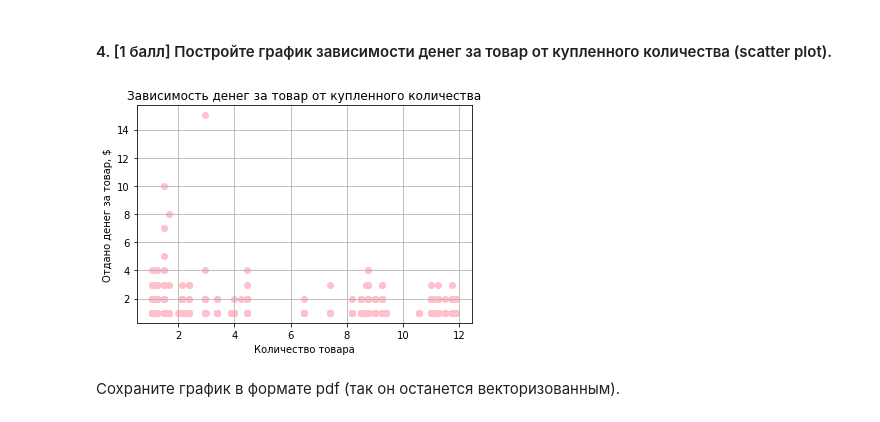
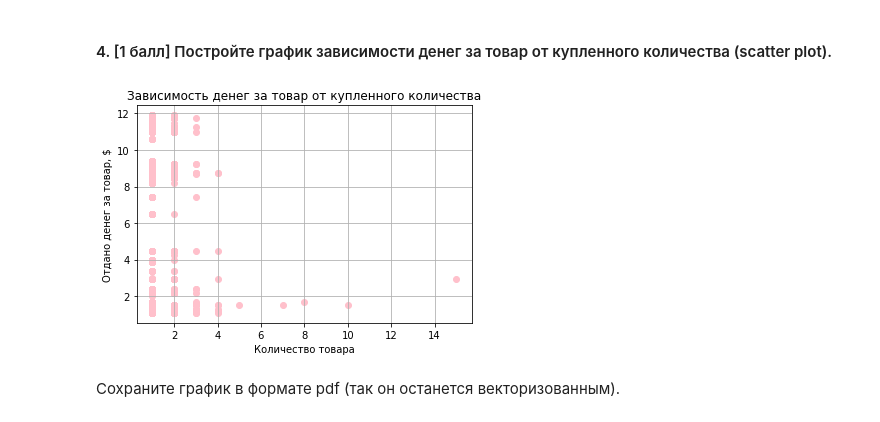
Before and after one commit to hse-mlearn/ha-01-aigguille, a Jupyter notebook: homework-practice-01.ipynb, the cells around one changed output. Cells and saved outputs as stored; diff of their text form; code cells hidden in the pictures.

```diff
--- a/homework-practice-01.ipynb
+++ b/homework-practice-01.ipynb
@@ -329,14 +329,14 @@ plt.xticks(np.arange(7), ('Пн', 'Вт', 'Ср', 'Чт', 'Пт', 'Сб', 'Вc')
 # %% [markdown]
 #### 4. [1 балл] Постройте график зависимости денег за товар от купленного количества (scatter plot).
 # %%
-plt.scatter( d['Price_for_item'], d['quantity'], color='pink')
+plt.scatter( d['quantity'], d['Price_for_item'], color='pink')
 plt.xlabel('Количество товара')
 plt.ylabel('Отдано денег за товар, $')
 plt.title('Зависимость денег за товар от купленного количества')
 plt.grid()
 plt.savefig('D:\Slozhno.pdf')
 # %% [output]
-[figure, old version]
+[figure, new version]
 # %% [markdown]
 Сохраните график в формате pdf (так он останется векторизованным).
 # %%
```
